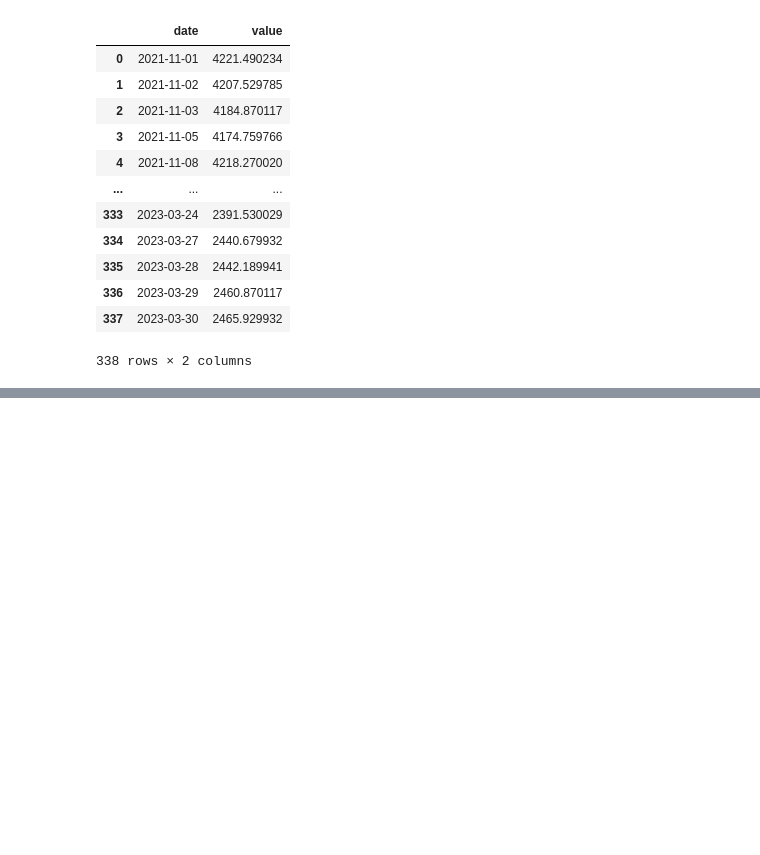
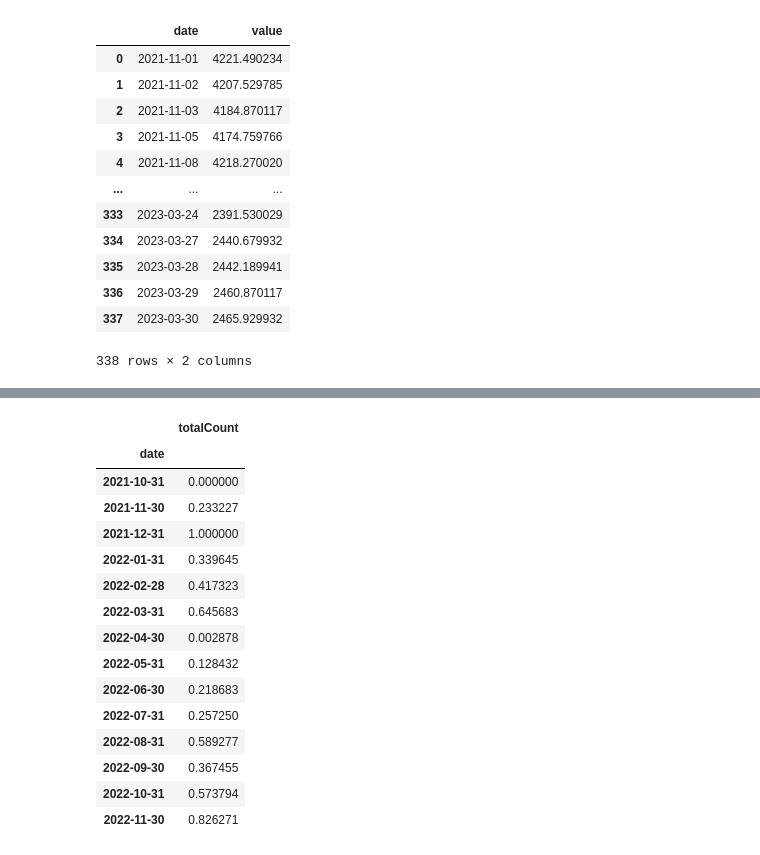
Before and after one commit to web-bee-ru/chestniy-znak-hackathon-2023-task2, a Jupyter notebook: dictionary/dictionary.ipynb, the cells around one changed output, grey strips where cells are left out. Saved outputs shown, nothing was run; the diff lists cells and outputs as text; code cells hidden in the pictures; blank space fills up the shorter version.

```diff
--- a/dictionary/dictionary.ipynb
+++ b/dictionary/dictionary.ipynb
@@ -297,40 +282,59 @@ google_csv_files = glob.glob(os.path.join(path, "google-trends/*.csv"))
 yandex_data = []
 google_data = []
 
-start_date = '2021-10-01'
+start_date = '2021-10-15'
 end_date = '2022-11-30'
 
 def prepare_title(f):
     head, tail = f.split('.')
     return os.path.basename(head)
 
 def prepare_data(title, df):
     df = df.drop_duplicates(subset='date')
 
     df = df.sort_values('date') \
         .loc[df['totalCount'] != 0] \
         .loc[df['date'] >= start_date] \
         .loc[df['date'] <= end_date]
 
     df['totalCount'] = (df['totalCount']-df['totalCount'].min())/(df['totalCount'].max()-df['totalCount'].min())
 
     df = df[['date', 'totalCount']]
 
     df = df.set_index('date')
 
     return { 'title': title, 'df': df }
 
 
 for f in yandex_json_files:
     df = pd.read_json(f)
     yandex_data.append(prepare_data(prepare_title(f), df))
 
 for f in google_csv_files:
     df = pd.read_csv(f, parse_dates=['Неделя'])
     df['Баллы'] = df['Баллы'].rolling(window=5, center=True).mean()
     df['date'] = df['Неделя']
     df['totalCount'] = df['Баллы']
     google_data.append(prepare_data(prepare_title(f), df))
+
+yandex_data[5]['df']
+# %% [output]
+|  | totalCount |
+| date |  |
+| 2021-10-31 | 0.000000 |
+| 2021-11-30 | 0.233227 |
+| 2021-12-31 | 1.000000 |
+| 2022-01-31 | 0.339645 |
+| 2022-02-28 | 0.417323 |
+| 2022-03-31 | 0.645683 |
+| 2022-04-30 | 0.002878 |
+| 2022-05-31 | 0.128432 |
+| 2022-06-30 | 0.218683 |
+| 2022-07-31 | 0.257250 |
+| 2022-08-31 | 0.589277 |
+| 2022-09-30 | 0.367455 |
+| 2022-10-31 | 0.573794 |
+| 2022-11-30 | 0.826271 |
 # %%
 google_popularity = 0.35
 yandex_popularity = 0.65
```
Also changed, not shown: parts of 3 cells of this notebook, 3 other files.
